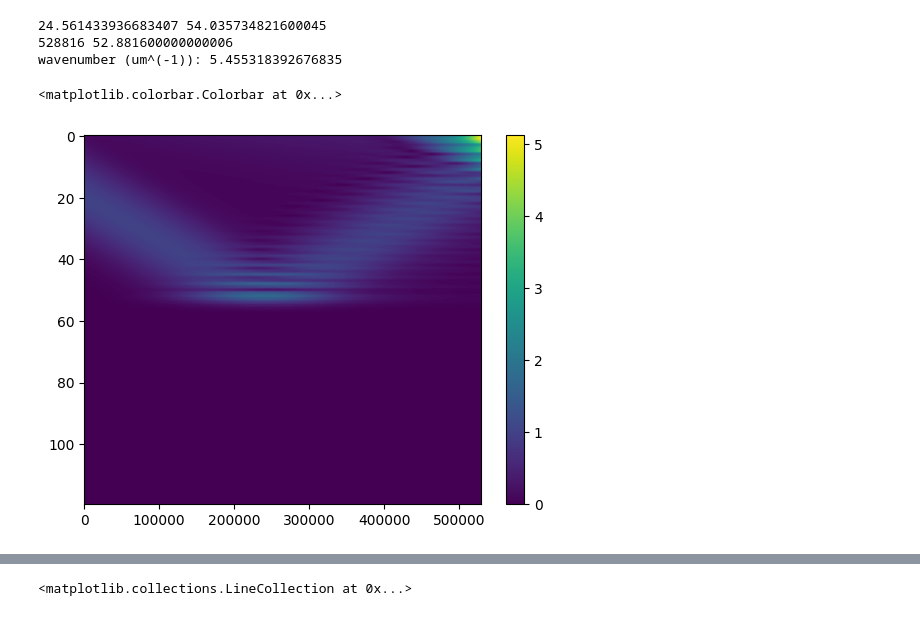
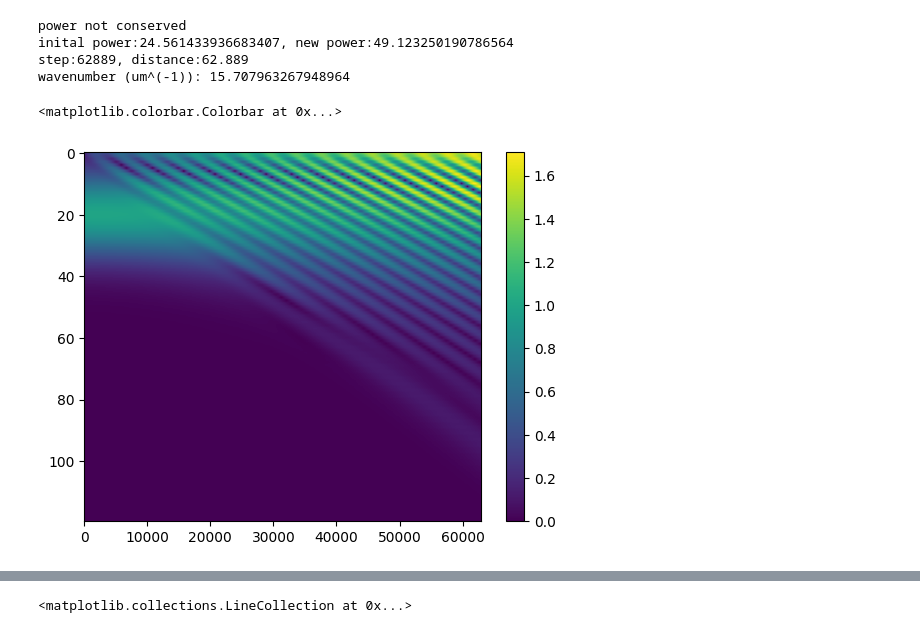
Before and after one commit to TurnerEntenmann/Research, a Jupyter notebook: test.ipynb, the cells around one changed output, grey strips where cells are left out. Cells and saved outputs as stored; diff of their text form; code cells hidden in the pictures.

```diff
--- a/test.ipynb
+++ b/test.ipynb
@@ -113,7 +127,7 @@ beam_center = -4
 waist = 1
 
 # spatial params (micrometers)
-x_step = 10**(-1)
+x_step = 1*10**(-1)
 x_0 = -6
 x_max = 6
 
@@ -130,7 +144,7 @@ kzs1 = get_kz(k1, angles)
 
 x_list = np.arange(x_0, x_max, x_step)
 # %%
-big_angle = 10 * np.pi / 180
+big_angle = 30 * np.pi / 180
 big_kx0 = np.sin(big_angle) * k0
 big_kz0 = np.cos(big_angle) * k0
 
@@ -375,26 +517,25 @@ plt.plot(pwr - np.sum(np.abs(E_grid0[0])))
 # %%
-# air to glass, angle = 0.174 rad
-# doesnt work
+# air to glass, angle = 0.523 rad
+# e grid
 
-idx = -1
-
-kx = big_kx
-kz = big_kz
+kx = big_kx0
+kz = big_kz0
 
 # make boundary condition
 BC = get_BC_kx(x_0, x_max, x_step, kx, beam_center, waist)
 
 # calculate propagation
-E_grid0 = RK4GB_vec(BC, x_0, x_max, x_step, z_0, z_max, z_step, kz, n_glass0, 10)
+E_grid0 = RK4GB_vec(BC, x_0, x_max, x_step, z_0, z_max, z_step, k0, n_free, False)
 
 print(f"wavenumber (um^(-1)): {kx}")
 
 plt.imshow(np.abs(E_grid0.T), aspect="auto")
 
 plt.colorbar()
 # %% [output]
-24.561433936683407 54.035734821600045
-528816 52.881600000000006
-wavenumber (um^(-1)): 5.455318392676835
+power not conserved
+inital power:24.561433936683407, new power:49.123250190786564
+step:62889, distance:62.889
+wavenumber (um^(-1)): 15.707963267948964
 <matplotlib.colorbar.Colorbar at 0x...>
-[figure, old version]
+[figure, new version]
```
Also changed, not shown: parts of 23 cells of this notebook.
